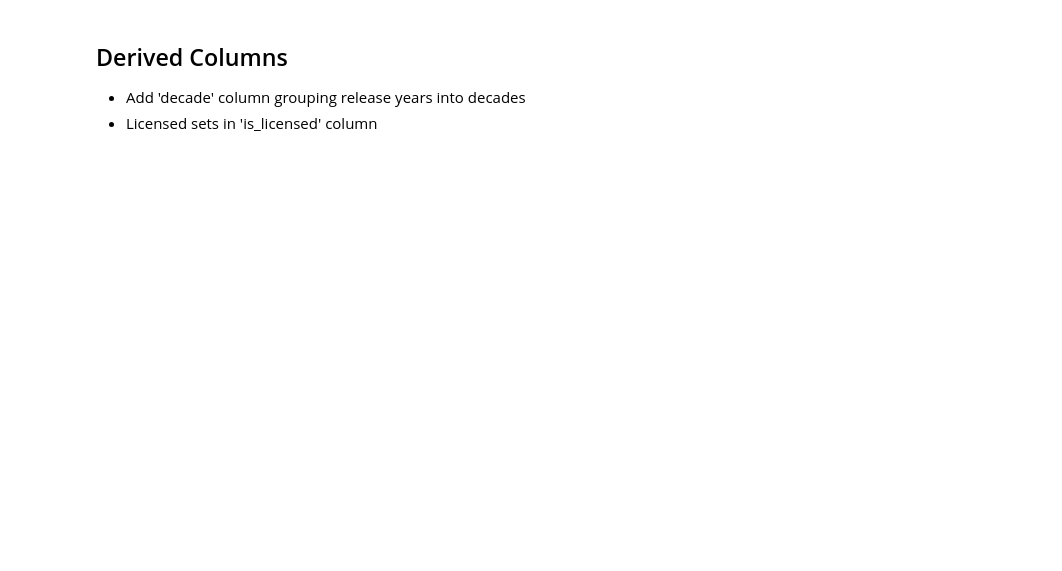
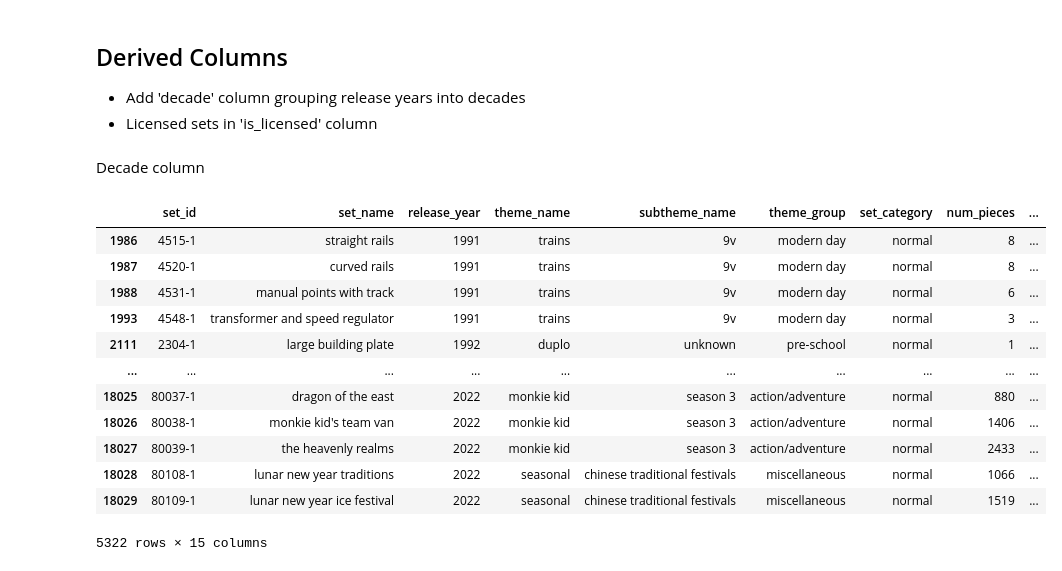
Before and after one commit to bruhu/lego-sets-analysis, a Jupyter notebook: notebooks/1_data_cleaning.ipynb, the cells around one changed output. Cells and saved outputs as stored; diff of their text form; code cells hidden in the pictures; blank space fills up the shorter version.

Commit message:
add release_decade column

```diff
--- a/notebooks/1_data_cleaning.ipynb
+++ b/notebooks/1_data_cleaning.ipynb
@@ -122,3 +274,22 @@ dpf.show_missing_values(lego_sets)
 ## Derived Columns
 - Add 'decade' column grouping release years into decades
 - Licensed sets in 'is_licensed' column
+# %% [markdown]
+Decade column
+# %%
+lego_sets['release_decade'] = (lego_sets['release_year'] // 10) * 10
+display(lego_sets)
+# %% [output]
+|  | set_id | set_name | release_year | theme_name | subtheme_name | theme_group | set_category | num_pieces | ... |
+| 1986 | 4515-1 | straight rails | 1991 | trains | 9v | modern day | normal | 8 | ... |
+| 1987 | 4520-1 | curved rails | 1991 | trains | 9v | modern day | normal | 8 | ... |
+| 1988 | 4531-1 | manual points with track | 1991 | trains | 9v | modern day | normal | 6 | ... |
+| 1993 | 4548-1 | transformer and speed regulator | 1991 | trains | 9v | modern day | normal | 3 | ... |
+| 2111 | 2304-1 | large building plate | 1992 | duplo | unknown | pre-school | normal | 1 | ... |
+| ... | ... | ... | ... | ... | ... | ... | ... | ... | ... |
+| 18025 | 80037-1 | dragon of the east | 2022 | monkie kid | season 3 | action/adventure | normal | 880 | ... |
+| 18026 | 80038-1 | monkie kid's team van | 2022 | monkie kid | season 3 | action/adventure | normal | 1406 | ... |
+| 18027 | 80039-1 | the heavenly realms | 2022 | monkie kid | season 3 | action/adventure | normal | 2433 | ... |
+| 18028 | 80108-1 | lunar new year traditions | 2022 | seasonal | chinese traditional festivals | miscellaneous | normal | 1066 | ... |
+| 18029 | 80109-1 | lunar new year ice festival | 2022 | seasonal | chinese traditional festivals | miscellaneous | normal | 1519 | ... |
+5322 rows × 15 columns
```
Also changed, not shown: parts of 11 cells of this notebook.
